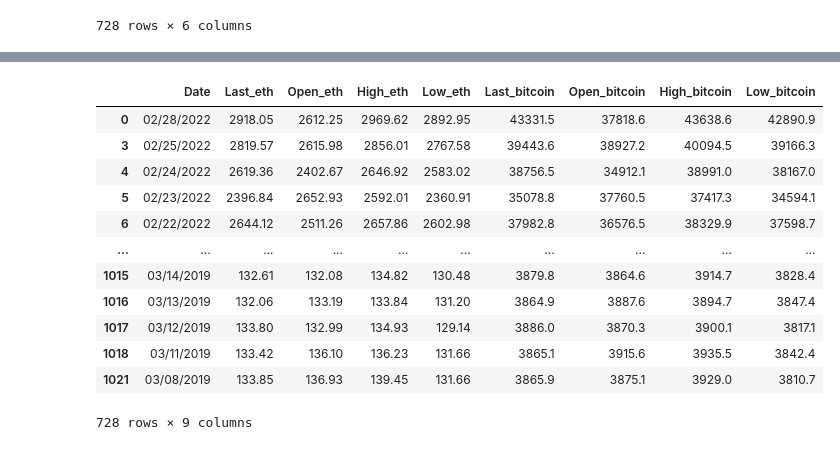
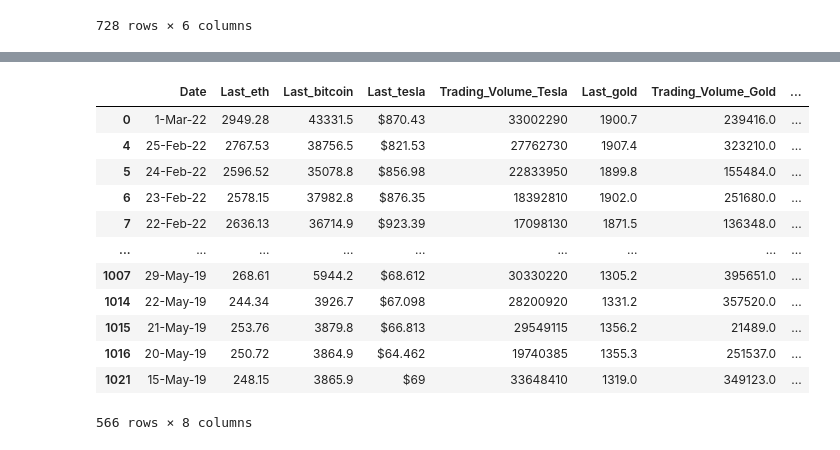
Before and after one commit to RojaReddy329/MachineLearningProject, a Jupyter notebook: ProjectNotebook.ipynb, the cells around one changed output, grey strips where cells are left out. Saved outputs shown, nothing was run; the diff lists cells and outputs as text; code cells hidden in the pictures.

Commit message:
added stock data as well

```diff
--- a/ProjectNotebook.ipynb
+++ b/ProjectNotebook.ipynb
@@ -3,7 +3,7 @@ import pandas as pd
 from pandas.tseries.offsets import BDay
 
 isBusinessDay = BDay().onOffset
-eth = 'Datasets/ETH.csv'
+eth = 'Datasets/ETH2.csv'
 eth_df = pd.read_csv(eth)
 match_series = pd.to_datetime(eth_df['Date']).map(isBusinessDay)
 eth_df = eth_df[match_series]
@@ -42,3 +42,16 @@ bitcoin_df
 | 1018 | 03/11/2019 | 3865.1 | NaN | 3915.6 | 3935.5 | 3842.4 |
 | 1021 | 03/08/2019 | 3865.9 | NaN | 3875.1 | 3929.0 | 3810.7 |
 728 rows × 6 columns
+# %%
+#Reading tesla,gold and S&P
+tesla_df = pd.read_csv('Datasets/Tesla.csv')
+tesla_df = tesla_df.rename(columns={"Close/Last": "Last_tesla","Volume":"Trading_Volume_Tesla","Open": "Open_tesla","High": "High_tesla","Low": "Low_tesla"})
+
+
+gold_df = pd.read_csv('Datasets/Gold.csv')
+gold_df = gold_df.rename(columns={"Close/Last": "Last_gold","Volume":"Trading_Volume_Gold","Open": "Open_gold","High": "High_gold","Low": "Low_gold"})
+
+
+sp_df = pd.read_csv('Datasets/SP500.csv')
+sp_df = sp_df.rename(columns={"Close/Last": "Last_SP","Volume":"Trading_Volume_SP","Open": "Open_SP","High": "High_SP","Low": "Low_SP"})
+sp_df
@@ -45,27 +72,34 @@ bitcoin_df
 # %%
 #rename columns
-eth_df = eth_df.rename(columns ={"Close/Last": "Last_eth","Open": "Open_eth","High": "High_eth","Low": "Low_eth"})
+eth_df = eth_df.rename(columns ={"Price": "Last_eth","Open": "Open_eth","High": "High_eth","Low": "Low_eth"})
 bitcoin_df = bitcoin_df.rename(columns={"Close/Last": "Last_bitcoin","Open": "Open_bitcoin","High": "High_bitcoin","Low": "Low_bitcoin"})
 
 #create dataframe using ETH and Bitcoin datasets
-crypto = pd.DataFrame(eth_df,columns=['Date','Last_eth', 'Open_eth', 'High_eth', 'Low_eth'])
+crypto = pd.DataFrame(eth_df,columns=['Date','Last_eth'])
 
 crypto = crypto.join(bitcoin_df['Last_bitcoin'])
-crypto = crypto.join(bitcoin_df['Open_bitcoin'])
-crypto = crypto.join(bitcoin_df['High_bitcoin'])
-crypto = crypto.join(bitcoin_df['Low_bitcoin'])
+#crypto = crypto.join(bitcoin_df['Open_bitcoin'])
+#crypto = crypto.join(bitcoin_df['High_bitcoin'])
+#crypto = crypto.join(bitcoin_df['Low_bitcoin'])
+crypto = crypto.join(tesla_df['Last_tesla'])
+crypto = crypto.join(tesla_df['Trading_Volume_Tesla'])
+crypto = crypto.join(gold_df['Last_gold'])
+crypto = crypto.join(gold_df['Trading_Volume_Gold'])
+crypto = crypto.join(sp_df['Last_SP'])
+
+crypto = crypto.dropna()
 crypto
 # %% [output]
-|  | Date | Last_eth | Open_eth | High_eth | Low_eth | Last_bitcoin | Open_bitcoin | High_bitcoin | Low_bitcoin |
-| 0 | 02/28/2022 | 2918.05 | 2612.25 | 2969.62 | 2892.95 | 43331.5 | 37818.6 | 43638.6 | 42890.9 |
-| 3 | 02/25/2022 | 2819.57 | 2615.98 | 2856.01 | 2767.58 | 39443.6 | 38927.2 | 40094.5 | 39166.3 |
-| 4 | 02/24/2022 | 2619.36 | 2402.67 | 2646.92 | 2583.02 | 38756.5 | 34912.1 | 38991.0 | 38167.0 |
-| 5 | 02/23/2022 | 2396.84 | 2652.93 | 2592.01 | 2360.91 | 35078.8 | 37760.5 | 37417.3 | 34594.1 |
-| 6 | 02/22/2022 | 2644.12 | 2511.26 | 2657.86 | 2602.98 | 37982.8 | 36576.5 | 38329.9 | 37598.7 |
-| ... | ... | ... | ... | ... | ... | ... | ... | ... | ... |
-| 1015 | 03/14/2019 | 132.61 | 132.08 | 134.82 | 130.48 | 3879.8 | 3864.6 | 3914.7 | 3828.4 |
-| 1016 | 03/13/2019 | 132.06 | 133.19 | 133.84 | 131.20 | 3864.9 | 3887.6 | 3894.7 | 3847.4 |
-| 1017 | 03/12/2019 | 133.80 | 132.99 | 134.93 | 129.14 | 3886.0 | 3870.3 | 3900.1 | 3817.1 |
-| 1018 | 03/11/2019 | 133.42 | 136.10 | 136.23 | 131.66 | 3865.1 | 3915.6 | 3935.5 | 3842.4 |
-| 1021 | 03/08/2019 | 133.85 | 136.93 | 139.45 | 131.66 | 3865.9 | 3875.1 | 3929.0 | 3810.7 |
+|  | Date | Last_eth | Last_bitcoin | Last_tesla | Trading_Volume_Tesla | Last_gold | Trading_Volume_Gold | ... |
+| 0 | 1-Mar-22 | 2949.28 | 43331.5 | $870.43 | 33002290 | 1900.7 | 239416.0 | ... |
+| 4 | 25-Feb-22 | 2767.53 | 38756.5 | $821.53 | 27762730 | 1907.4 | 323210.0 | ... |
+| 5 | 24-Feb-22 | 2596.52 | 35078.8 | $856.98 | 22833950 | 1899.8 | 155484.0 | ... |
+| 6 | 23-Feb-22 | 2578.15 | 37982.8 | $876.35 | 18392810 | 1902.0 | 251680.0 | ... |
+| 7 | 22-Feb-22 | 2636.13 | 36714.9 | $923.39 | 17098130 | 1871.5 | 136348.0 | ... |
+| ... | ... | ... | ... | ... | ... | ... | ... | ... |
+| 1007 | 29-May-19 | 268.61 | 5944.2 | $68.612 | 30330220 | 1305.2 | 395651.0 | ... |
+| 1014 | 22-May-19 | 244.34 | 3926.7 | $67.098 | 28200920 | 1331.2 | 357520.0 | ... |
+| 1015 | 21-May-19 | 253.76 | 3879.8 | $66.813 | 29549115 | 1356.2 | 21489.0 | ... |
+| 1016 | 20-May-19 | 250.72 | 3864.9 | $64.462 | 19740385 | 1355.3 | 251537.0 | ... |
+| 1021 | 15-May-19 | 248.15 | 3865.9 | $69 | 33648410 | 1319.0 | 349123.0 | ... |
-728 rows × 9 columns
+566 rows × 8 columns
```
Also changed, not shown: parts of 4 cells of this notebook, 3 other files.
